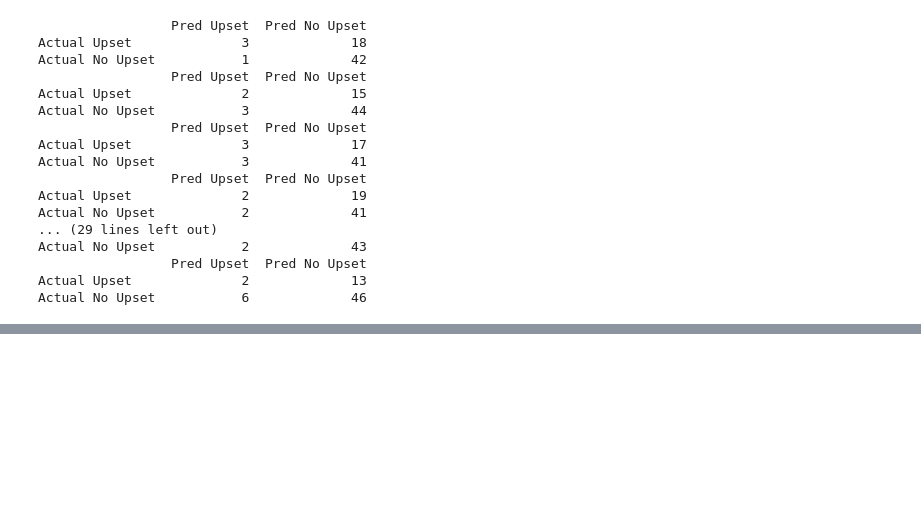
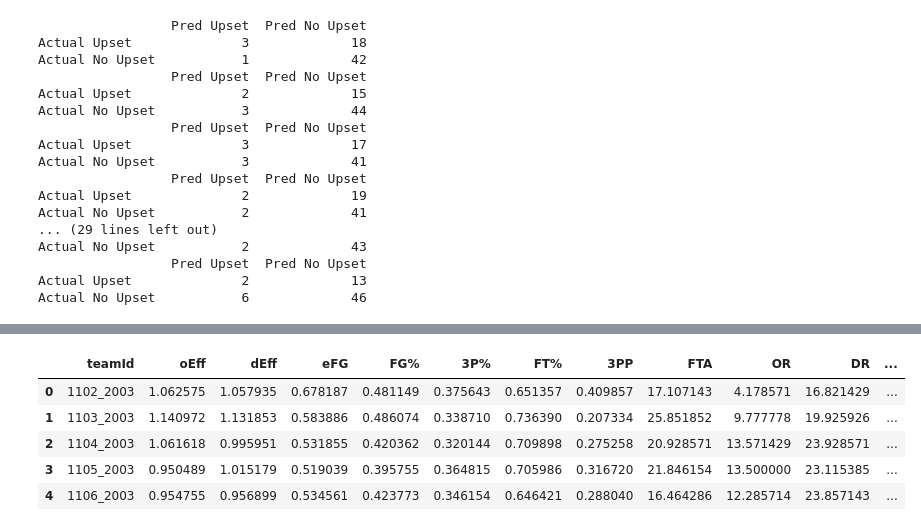
Before and after one commit to dlernz/march_madness, a Jupyter notebook: Predicting March Madness Games using Random Forests.ipynb, the cells around one changed output, grey strips where cells are left out. Saved outputs shown, nothing was run; the diff lists cells and outputs as text; code cells hidden in the pictures; blank space fills up the shorter version.

```diff
--- a/Predicting March Madness Games using Random Forests.ipynb
+++ b/Predicting March Madness Games using Random Forests.ipynb
@@ -701,0 +790,20 @@ ordinals
+# %%
+sums["oEff"] = sums["score"]/sums["POS"]
+sums["dEff"] = sums["oppScore"]/sums["POS"]
+sums["eFG"] = (sums["FGM"] + (0.5 + sums["FGM3"])) / sums["FGA"]
+sums["FG%"] = sums["FGM"]/sums["FGA"]
+sums["3P%"] = sums["FGM3"]/sums["FGA3"]
+sums["3PP"] = 3*sums["FGM3"]/sums["score"]
+sums["FT%"] = sums["FTM"]/sums["FTA"]
+# %%
+meanSub = means[["teamId", "FTA", "OR", "DR", "TO", "TOF", "POS"]]
+sumSub = sums[["teamId", "oEff", "dEff", "eFG", "FG%", "3P%", "FT%", "3PP"]]
+stats = sumSub.merge(meanSub, how='left', left_on = "teamId", right_on = "teamId")
+stats["season"] = stats["teamId"].apply(lambda x: x[x.index("_") + 1:])
+# %% [output]
+|  | teamId | oEff | dEff | eFG | FG% | 3P% | FT% | 3PP | FTA | OR | DR | ... |
+| 0 | 1102_2003 | 1.062575 | 1.057935 | 0.678187 | 0.481149 | 0.375643 | 0.651357 | 0.409857 | 17.107143 | 4.178571 | 16.821429 | ... |
+| 1 | 1103_2003 | 1.140972 | 1.131853 | 0.583886 | 0.486074 | 0.338710 | 0.736390 | 0.207334 | 25.851852 | 9.777778 | 19.925926 | ... |
+| 2 | 1104_2003 | 1.061618 | 0.995951 | 0.531855 | 0.420362 | 0.320144 | 0.709898 | 0.275258 | 20.928571 | 13.571429 | 23.928571 | ... |
+| 3 | 1105_2003 | 0.950489 | 1.015179 | 0.519039 | 0.395755 | 0.364815 | 0.705986 | 0.316720 | 21.846154 | 13.500000 | 23.115385 | ... |
+| 4 | 1106_2003 | 0.954755 | 0.956899 | 0.534561 | 0.423773 | 0.346154 | 0.646421 | 0.288040 | 16.464286 | 12.285714 | 23.857143 | ... |
```
Also changed, not shown: parts of 23 cells of this notebook, 1 other file.
